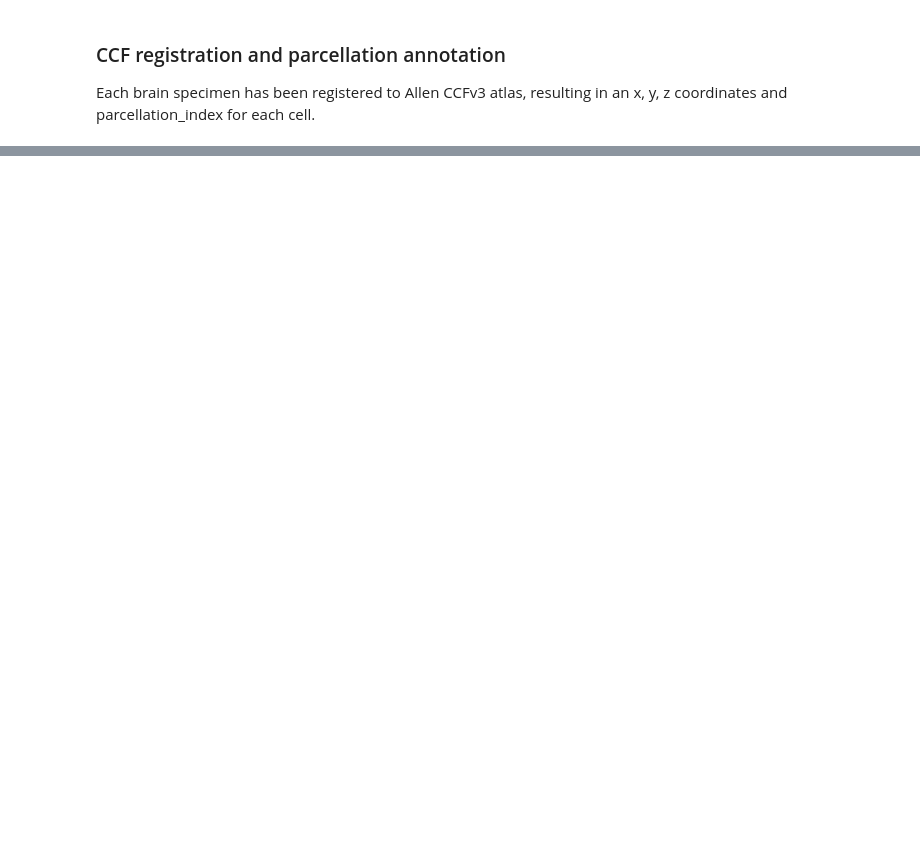
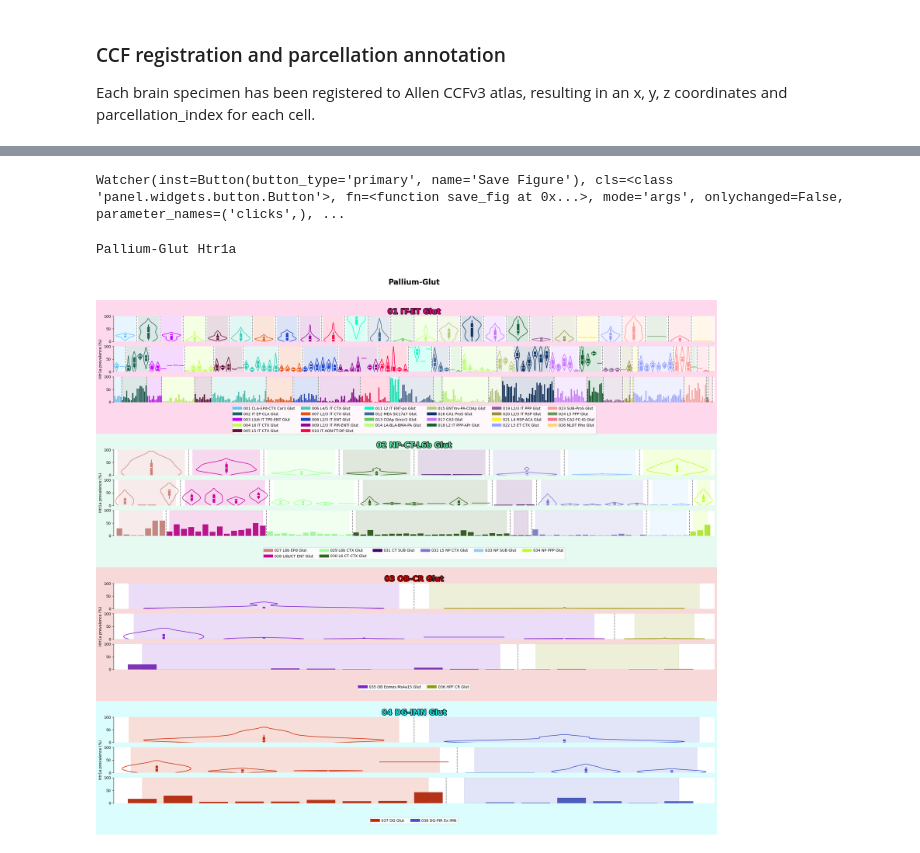
Before and after one commit to RobertoDF/Transcriptomics-5-HT, a Jupyter notebook: Figures/Interactive_vizs.ipynb, the cells around one changed output, grey strips where cells are left out. Saved outputs shown, nothing was run; the diff lists cells and outputs as text; code cells hidden in the pictures; blank space fills up the shorter version.

Commit message:
update interactive fig

```diff
--- a/Figures/Interactive_vizs.ipynb
+++ b/Figures/Interactive_vizs.ipynb
@@ -600,3 +618,8 @@ def save_fig():
         print(f"Saved")
     else:
         print("No figure to save")
+
+save_button = pn.widgets.Button(name="Save Figure", button_type='primary')
+save_button.on_click(save_fig)
+# %% [output]
+Watcher(inst=Button(button_type='primary', name='Save Figure'), cls=<class 'panel.widgets.button.Button'>, fn=<function save_fig at 0x...>, mode='args', onlychanged=False, parameter_names=('clicks',), ...
@@ -606,22 +625,0 @@ selected_genes_cl = np.sort(gene_filtered["gene_symbol"].values)
-# %%
-# Using interact with both gene and group dropdowns
-save_button = widgets.Button(description="Save Figure")
-save_button.on_click(lambda b: save_fig())
-
-
-widget1 = widgets.Dropdown(
-    options=neuron_cluster_groups_order,
-    value=neuron_cluster_groups_order[0],
-    description='Group:'
-)
-
-widget2 = widgets.Dropdown(
-    options=selected_genes_cl,
-    value=selected_genes_cl[0],
-    description='Gene:'
-)
-
-w = interactive(interactive_plot, group=widget1, gene=widget2)
-
-#pn.panel(VBox([HBox([w.children[0], w.children[1], save_button]), w.children[-1]]))
-#display(w.children[-1])
@@ -637,0 +626,23 @@ pn.template.BootstrapTemplate( header_background="#F9B9B7", logo="https://upload
+# %%
+dashboard = pn.template.BootstrapTemplate(
+    header_background="#F9B9B7",
+    logo="https://upload.wikimedia.org/wikipedia/commons/5/51/Logo_Charite.svg",
+    title="5-HT Transcriptomics",
+    main=pn.Column(
+        pn.Tabs(
+            ("Spatial", pn.Column(pn.Row(gene_selector, dataset_selector, slider, section_name_display),
+    pn.Row(class_selector, subclass_selector, update_button),
+    pn.Row(plot_expr_across_slices),
+    plot_bar,
+    plot_section)),  # Add your spatial content here
+            ("Clustering",pn.Column(
+                pn.Row(group_selector, gene_selector, save_button),
+                pn.pane.Matplotlib(interactive_plot, sizing_mode = 'stretch_width')
+            )),
+            dynamic=True
+        )
+    )
+)
+# %% [output]
+Pallium-Glut Htr1a
+[figure, added]
```
Also changed, not shown: parts of 18 cells of this notebook, 4 other files.
